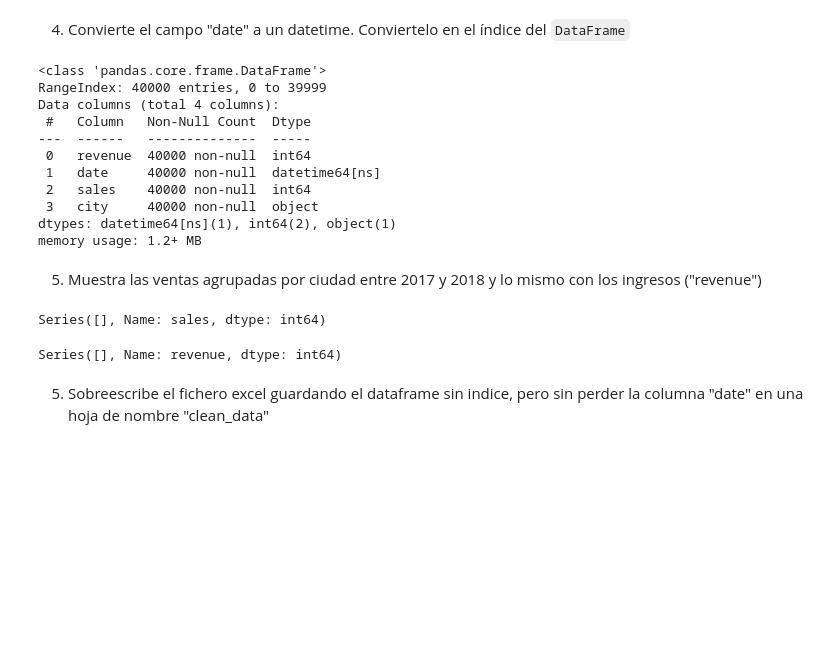
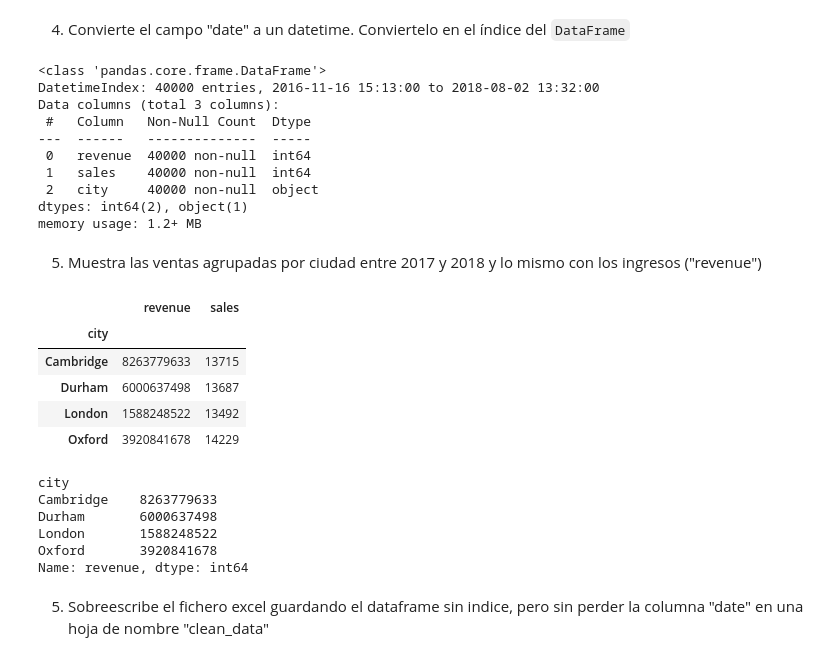
Before and after one commit to davtorpet/DS_Online_Febr25_Exercises, a Jupyter notebook: 03_Analisis_de_Datos/Sprint_05/Unidad_02/Practica_Obligatoria/18_Practica_Obligatoria_Ficheros.ipynb, the cells around one changed output. Saved outputs shown, nothing was run; the diff lists cells and outputs as text; code cells hidden in the pictures; blank space fills up the shorter version.

```diff
--- a/03_Analisis_de_Datos/Sprint_05/Unidad_02/Practica_Obligatoria/18_Practica_Obligatoria_Ficheros.ipynb
+++ b/03_Analisis_de_Datos/Sprint_05/Unidad_02/Practica_Obligatoria/18_Practica_Obligatoria_Ficheros.ipynb
@@ -89,32 +107,45 @@ Name: count, dtype: int64
 4. Convierte el campo "date" a un datetime. Conviertelo en el índice del `DataFrame`
 # %%
 df["date"] = pd.to_datetime(df["date"])
+# %%
+df.set_index("date",inplace=True)
 # %%
 df.info()
 # %% [output]
 <class 'pandas.core.frame.DataFrame'>
-RangeIndex: 40000 entries, 0 to 39999
-Data columns (total 4 columns):
+DatetimeIndex: 40000 entries, 2016-11-16 15:13:00 to 2018-08-02 13:32:00
+Data columns (total 3 columns):
  #   Column   Non-Null Count  Dtype
 ---  ------   --------------  -----
  0   revenue  40000 non-null  int64
- 1   date     40000 non-null  datetime64[ns]
- 2   sales    40000 non-null  int64
- 3   city     40000 non-null  object
-dtypes: datetime64[ns](1), int64(2), object(1)
+ 1   sales    40000 non-null  int64
+ 2   city     40000 non-null  object
+dtypes: int64(2), object(1)
 memory usage: 1.2+ MB
 # %% [markdown]
 5. Muestra las ventas agrupadas por ciudad entre 2017 y 2018 y lo mismo con los ingresos ("revenue")
+# %%
+df.sort_index(inplace=True)
 # %%
-df_2 = df[(df["date"].dt.year > 2017) & (df["date"].dt.year<2018)]
+df_2 = df.loc["2017":"2018" ]
 # %%
-df_2.groupby("city")["sales"].sum()
+df_2.groupby("city").sum()
 # %% [output]
-Series([], Name: sales, dtype: int64)
+|  | revenue | sales |
+| city |  |  |
+| Cambridge | 8263779633 | 13715 |
+| Durham | 6000637498 | 13687 |
+| London | 1588248522 | 13492 |
+| Oxford | 3920841678 | 14229 |
 # %%
 df_2.groupby("city")["revenue"].sum()
 # %% [output]
-Series([], Name: revenue, dtype: int64)
+city
+Cambridge    8263779633
+Durham       6000637498
+London       1588248522
+Oxford       3920841678
+Name: revenue, dtype: int64
 # %% [markdown]
 5. Sobreescribe el fichero excel guardando el dataframe sin indice, pero sin perder la columna "date" en una hoja de nombre "clean_data"
 # %%
```
Also changed, not shown: parts of 7 cells of this notebook, 3 other files.
